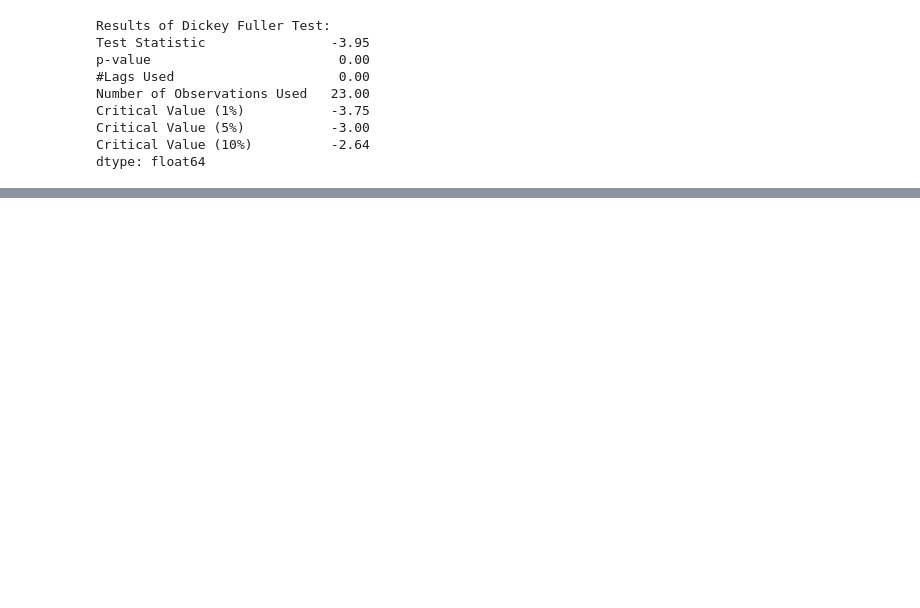
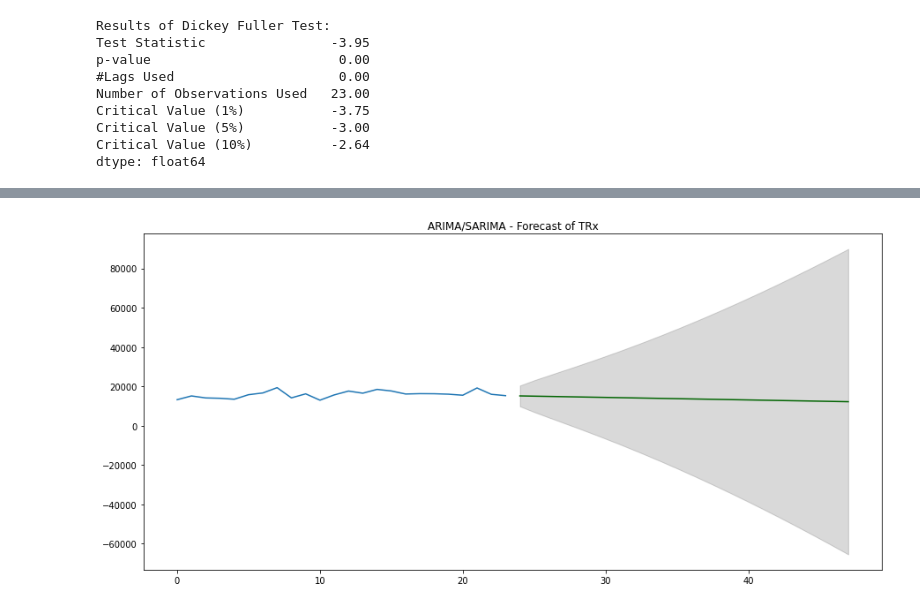
Before and after one commit to RohitRShettar/Pharmabrandinsights, a Jupyter notebook: PharmaFDC/Pharmaceutical_Brand_Predictive_Model.ipynb, the cells around one changed output, grey strips where cells are left out. Cells and saved outputs as stored; diff of their text form; code cells hidden in the pictures; blank space fills up the shorter version.

```diff
--- a/PharmaFDC/Pharmaceutical_Brand_Predictive_Model.ipynb
+++ b/PharmaFDC/Pharmaceutical_Brand_Predictive_Model.ipynb
@@ -722,3 +675,0 @@ forecast(ARIMA_model)
-# %%
-periods = 24
-index_of_fc = pd.Series(range(final_dataset.index[-1]+1 , final_dataset.index[-1] + periods))
@@ -744,0 +695,26 @@ dtype: int64
+# %%
+def forecast(ARIMA_model, periods=24):
+    # Forecast
+    n_periods = periods
+    fitted, confint = ARIMA_model.predict(n_periods=n_periods, return_conf_int=True)
+    index_of_fc = pd.Series(range(final_dataset.index[-1]+1 , final_dataset.index[-1]+1 + periods))
+
+ # make series for plotting purpose
+    fitted_series = pd.Series(fitted, index=index_of_fc)
+    lower_series = pd.Series(confint[:, 0], index=index_of_fc)
+    upper_series = pd.Series(confint[:, 1], index=index_of_fc)
+    # Plot
+    plt.figure(figsize=(15,7))
+    plt.plot(final_dataset['TRX'], color='#1f76b4')
+    plt.plot(fitted_series, color='darkgreen')
+    plt.fill_between(lower_series.index,
+                    lower_series,
+                    upper_series,
+                    color='k', alpha=.15)
+
+    plt.title("ARIMA/SARIMA - Forecast of TRx")
+    plt.show()
+
+forecast(ARIMA_model)
+# %% [output]
+[figure, added]
```
Also changed, not shown: parts of 16 cells of this notebook.
